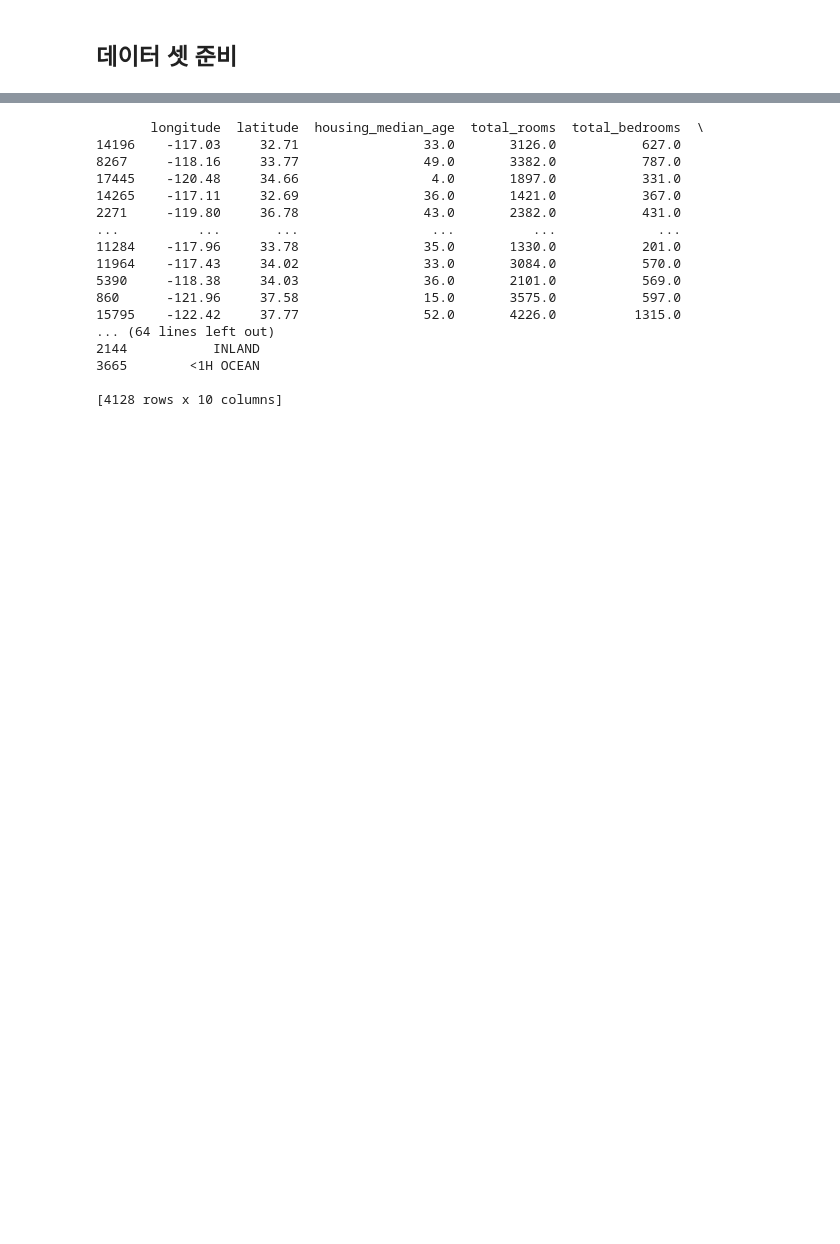
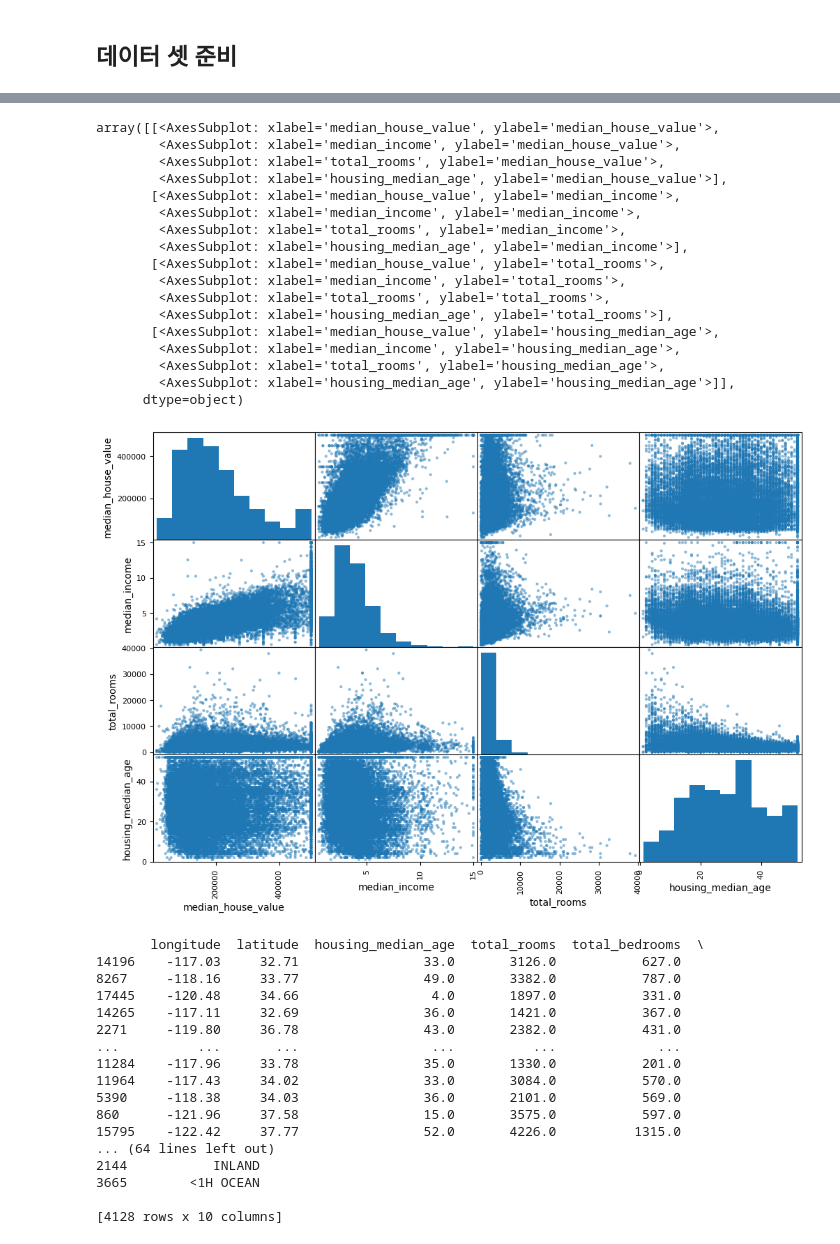
Before and after one commit to jc3wrld999/california-housing-price-prediction, a Jupyter notebook: Untitled.ipynb, the cells around one changed output, grey strips where cells are left out. Drawn from its saved outputs; the diff is of its cells as text; code cells hidden in the pictures; blank space fills up the shorter version.

```diff
--- a/Untitled.ipynb
+++ b/Untitled.ipynb
@@ -78,3 +101,32 @@ Name: ocean_proximity, dtype: int64
+# %%
+# 숫자형 특성 사이의 상관관계 표현: corr로 표준상관계수를 알 수 있음
+corr_matrix = housing.corr()
+# 중간 주택가격을 기준으로 상관관계가 높은순 정렬 >> 위도, 경도, 인구수는 별로 상관관계가 없음
+corr_matrix["median_house_value"].sort_values(ascending=False)
+# 상관관계 시각화(산점도 그래프)
+from pandas.plotting import scatter_matrix
+
+attributes = ["median_house_value", "median_income", "total_rooms", "housing_median_age"]
+scatter_matrix(housing[attributes], figsize=(12, 8))
+# %% [output]
+array([[<AxesSubplot: xlabel='median_house_value', ylabel='median_house_value'>,
+        <AxesSubplot: xlabel='median_income', ylabel='median_house_value'>,
+        <AxesSubplot: xlabel='total_rooms', ylabel='median_house_value'>,
+        <AxesSubplot: xlabel='housing_median_age', ylabel='median_house_value'>],
+       [<AxesSubplot: xlabel='median_house_value', ylabel='median_income'>,
+        <AxesSubplot: xlabel='median_income', ylabel='median_income'>,
+        <AxesSubplot: xlabel='total_rooms', ylabel='median_income'>,
+        <AxesSubplot: xlabel='housing_median_age', ylabel='median_income'>],
+       [<AxesSubplot: xlabel='median_house_value', ylabel='total_rooms'>,
+        <AxesSubplot: xlabel='median_income', ylabel='total_rooms'>,
+        <AxesSubplot: xlabel='total_rooms', ylabel='total_rooms'>,
+        <AxesSubplot: xlabel='housing_median_age', ylabel='total_rooms'>],
+       [<AxesSubplot: xlabel='median_house_value', ylabel='housing_median_age'>,
+        <AxesSubplot: xlabel='median_income', ylabel='housing_median_age'>,
+        <AxesSubplot: xlabel='total_rooms', ylabel='housing_median_age'>,
+        <AxesSubplot: xlabel='housing_median_age', ylabel='housing_median_age'>]],
+      dtype=object)
+[figure, added]
 # %%
 # 테스트 데이터 만들기
 from sklearn.model_selection import train_test_split
```
Also changed, not shown: parts of 8 cells of this notebook.
